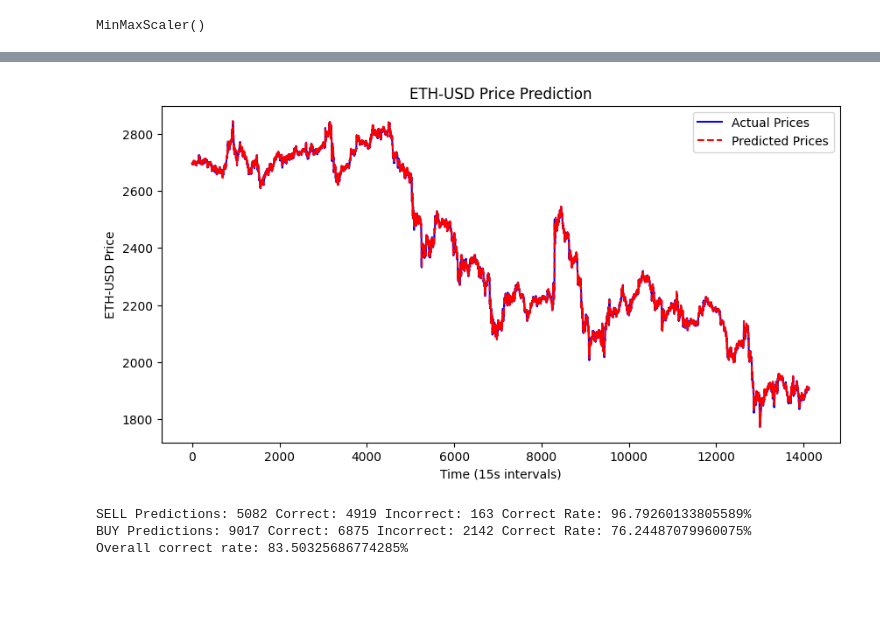
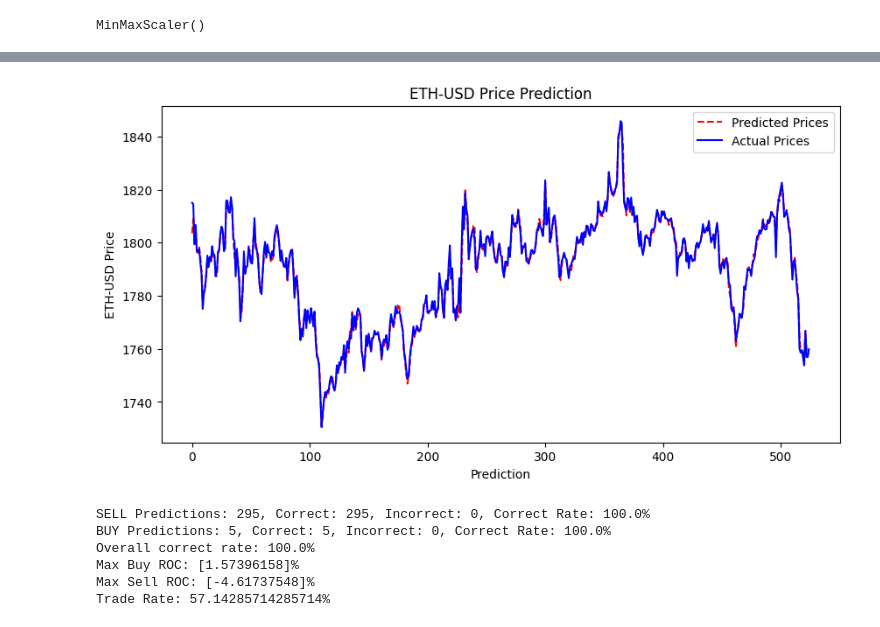
Before and after one commit to mmandelb2201/AITrader, a Jupyter notebook: model/model performance stats/model_tester.ipynb, the cells around one changed output, grey strips where cells are left out. Saved outputs shown, nothing was run; the diff lists cells and outputs as text; code cells hidden in the pictures; blank space fills up the shorter version.

```diff
--- a/model/model performance stats/model_tester.ipynb
+++ b/model/model performance stats/model_tester.ipynb
@@ -28,4 +32,8 @@ MinMaxScaler()
 # %%
 #read test data
 df.head()
+#sample every x minute
+minute = 1
+df = df.iloc[::minute]
+df.head()
 # %% [output]
@@ -38,11 +46,11 @@ df.head()
 # %%
 # Scale prices to match training format
-prices_original = df['Price'].values.reshape(-1, 1)
+prices_original = df[price_column].values.reshape(-1, 1)
 df['transformed_price'] = scaler.transform(prices_original)
 df['sma_5'] = df['transformed_price'].rolling(window=5).mean()
 df['momentum'] = df['transformed_price'] - df['transformed_price'].shift(5)
-df['price_scaled'] = scaler.fit_transform(df[['Price']])
-df['pct_change'] = df['Price'].pct_change() * 100  # Convert to percentage
+df['price_scaled'] = scaler.fit_transform(df[[price_column]])
+df['pct_change'] = df[price_column].pct_change() * 100  # Convert to percentage
 df.dropna(subset=['sma_5', 'momentum'], inplace=True)
 df.head()
 
@@ -54,11 +60,10 @@ KeyError: 'price'
 # %%
 # Prepare the data for LSTM (same sequence length used in training)
 X_test = []
-last_price = []
 
 # Create sequences of data for LSTM
-sequence_length = 10  # Sequence of 10 observations
-forecast_steps = 5  # Predict 5 steps into the future
+sequence_length = 15  # Sequence of 10 observations
+forecast_steps = 30  # Predict 5 steps into the future
 
 for i in range(0, len((prices) - sequence_length - forecast_steps), sequence_length):
     try:
@@ -69,8 +74,6 @@ for i in range(0, len((prices) - sequence_length - forecast_steps), sequence_len
         #row.append(np.array(momentum[i:i + sequence_length]).reshape(sequence_length, 1))
 
         X_test.append(prices[i:i + sequence_length])
-        #X_test.append(np.array(row).reshape(len(row), sequence_length))
-        last_price.append(prices_original[i + sequence_length])
     except ValueError:
         break
 
@@ -90,8 +93,9 @@ len(predictions)
 # %%
 #pull real prices to compare with predictions
 prices_to_compare = []
-step_length = 5
+step_length = forecast_steps
 for i in range(sequence_length + step_length - 1, len(prices), sequence_length):
     prices_to_compare.append(prices_original[i])
 
 len(prices_to_compare)
+predicted_prices = predicted_prices[2:]
@@ -112,47 +118,73 @@ Average Percentage Difference: 0.037899945241934796
 # %%
 # Plot the results
 plt.figure(figsize=(10, 5))
+plt.plot(predicted_prices, label="Predicted Prices", color="red", linestyle="dashed")
 plt.plot(prices_to_compare, label="Actual Prices", color="blue")
-plt.plot(predicted_prices, label="Predicted Prices", color="red", linestyle="dashed")
-plt.xlabel("Time (15s intervals)")
+plt.xlabel("Prediction")
 plt.ylabel("ETH-USD Price")
 plt.legend()
 plt.title("ETH-USD Price Prediction")
 plt.show()
 # %% [output]
-[figure, old version]
+[figure, new version]
 # %%
 correct_buy_predictions = 0
 incorrect_buy_predictions = 0
 correct_sell_predictions = 0
 incorrect_sell_predictions = 0
+total_trades = 0
+threshold = 0.01 # don't take action unless prediction is at lest threshold % away
+max_sell_pct = 0
+max_buy_pct = 0
+last = 0
 
-for i in range(len(predicted_prices)):
+for i in range(len(predicted_prices) ):
+    if last == 0:
+        last = prices_to_compare[i]
+        continue
+
     # Real price of ETH
     real_price = prices_to_compare[i]
     #Predicted price of ETH
     predicted_price = predicted_prices[i]
-    #Price 5 timestamps ago
-    previous_price = last_price[i]
 
+    pct_change = (predicted_price - last)/last
+    if abs(pct_change) < threshold:
+        continue
+
+    if pct_change < max_sell_pct:
+        max_sell_pct = pct_change
+
+    if pct_change > max_buy_pct:
+        max_buy_pct = pct_change
+
+    total_trades += 1
     #Check if both prediction and real price were up or down
-    if (real_price - previous_price > 0 and predicted_price - previous_price > 0):
+    if (real_price - last > 0 and predicted_price - last > 0):
         correct_buy_predictions += 1
-    elif( real_price - previous_price < 0 and predicted_price - previous_price > 0):
+    elif( real_price - last < 0 and predicted_price - last > 0):
         incorrect_buy_predictions += 1
-    elif (real_price - previous_price < 0 and predicted_price - previous_price < 0):
+    elif (real_price - last < 0 and predicted_price - last < 0):
         correct_sell_predictions += 1
-    elif (real_price - previous_price > 0 and predicted_price - previous_price < 0):
+    elif (real_price - last > 0 and predicted_price - last < 0):
         incorrect_sell_predictions += 1
 
 if correct_sell_predictions + incorrect_sell_predictions > 0:
-    print(f"SELL Predictions: {correct_sell_predictions + incorrect_sell_predictions} Correct: {correct_sell_predictions} Incorrect: {incorrect_sell_predictions} Correct Rate: {(correct_sell_predictions/(correct_sell_predictions + incorrect_sell_predictions) * 100)}%")
+    print(f"SELL Predictions: {correct_sell_predictions + incorrect_sell_predictions}, Correct: {correct_sell_predictions}, Incorrect: {incorrect_sell_predictions}, Correct Rate: {(correct_sell_predictions/(correct_sell_predictions + incorrect_sell_predictions) * 100)}%")
 if correct_buy_predictions + incorrect_buy_predictions > 0:
-    print(f"BUY Predictions: {correct_buy_predictions + incorrect_buy_predictions} Correct: {correct_buy_predictions} Incorrect: {incorrect_buy_predictions} Correct Rate: {(correct_buy_predictions/(correct_buy_predictions + incorrect_buy_predictions) * 100)}%")
+    print(f"BUY Predictions: {correct_buy_predictions + incorrect_buy_predictions}, Correct: {correct_buy_predictions}, Incorrect: {incorrect_buy_predictions}, Correct Rate: {(correct_buy_predictions/(correct_buy_predictions + incorrect_buy_predictions) * 100)}%")
 total_correct = correct_buy_predictions + correct_sell_predictions
 total_incorrect = incorrect_buy_predictions + incorrect_sell_predictions
-print(f"Overall correct rate: {(total_correct/len(predicted_prices))*100}%")
+if correct_buy_predictions + incorrect_buy_predictions + correct_sell_predictions + incorrect_sell_predictions:
+    print(f"Overall correct rate: {(total_correct/total_trades)*100}%")
+
+print(f"Max Buy ROC: {max_buy_pct * 100}%")
+print(f"Max Sell ROC: {max_sell_pct * 100}%")
+print(f"Trade Rate: {(total_correct/len(predicted_prices))*100}%")
 # %% [output]
-SELL Predictions: 5082 Correct: 4919 Incorrect: 163 Correct Rate: 96.79260133805589%
-BUY Predictions: 9017 Correct: 6875 Incorrect: 2142 Correct Rate: 76.24487079960075%
-Overall correct rate: 83.50325686774285%
+SELL Predictions: 295, Correct: 295, Incorrect: 0, Correct Rate: 100.0%
+BUY Predictions: 5, Correct: 5, Incorrect: 0, Correct Rate: 100.0%
+Overall correct rate: 100.0%
+Max Buy ROC: [1.57396158]%
+Max Sell ROC: [-4.61737548]%
+Trade Rate: 57.14285714285714%
```
Also changed, not shown: parts of 13 cells of this notebook, 33 other files.
